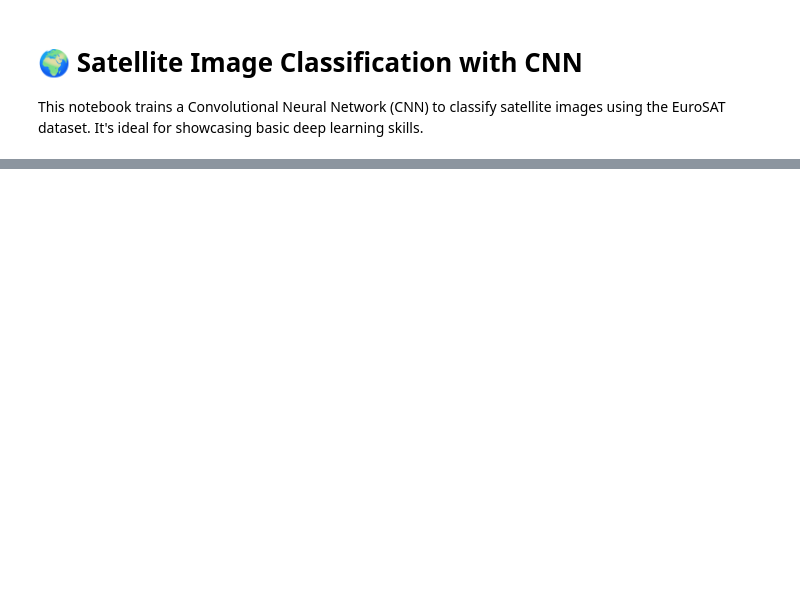
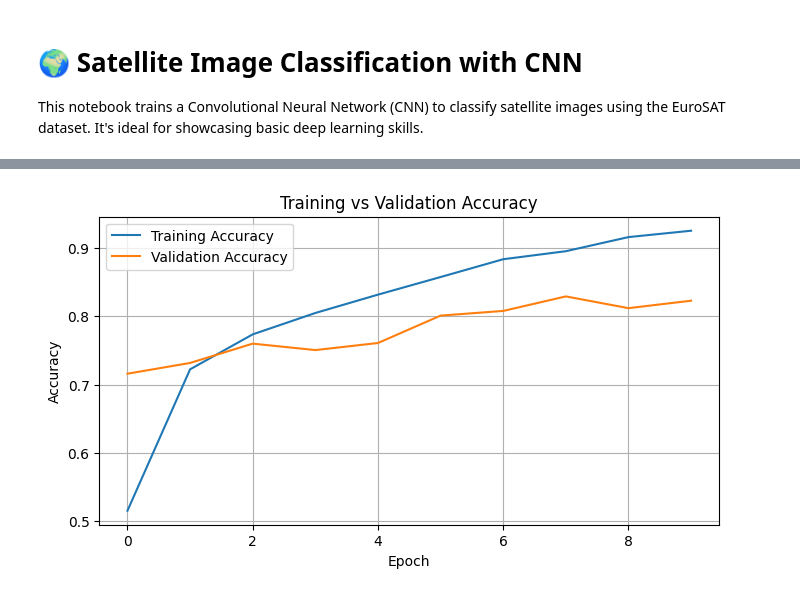
Before and after one commit to joaovictorwg/DeepLearning-projects, a Jupyter notebook: satellite_image_classification.ipynb, the cells around one changed output, grey strips where cells are left out. Cells and saved outputs as stored; diff of their text form; code cells hidden in the pictures; blank space fills up the shorter version.

```diff
--- a/satellite_image_classification.ipynb
+++ b/satellite_image_classification.ipynb
@@ -97,0 +4,97 @@ plt.show()
+# %%
+# Import libraries
+import tensorflow as tf
+from tensorflow.keras.preprocessing.image import ImageDataGenerator
+from tensorflow.keras import layers, models, Input
+import matplotlib.pyplot as plt
+from sklearn.metrics import classification_report, confusion_matrix
+import numpy as np
+
+# Set parameters
+data_path = './data/2750'
+img_size = (64, 64)
+batch_size = 32
+epochs = 10
+
+# Prepare the data using ImageDataGenerator
+datagen = ImageDataGenerator(rescale=1./255, validation_split=0.2)
+
+train_generator = datagen.flow_from_directory(
+    data_path,
+    target_size=img_size,
+    batch_size=batch_size,
+    class_mode='categorical',
+    subset='training',
+    shuffle=True,
+    seed=42
+)
+
+val_generator = datagen.flow_from_directory(
+    data_path,
+    target_size=img_size,
+    batch_size=batch_size,
+    class_mode='categorical',
+    subset='validation',
+    shuffle=False
+)
+
+# Build the CNN model
+model = models.Sequential([
+    Input(shape=(64, 64, 3)),
+    layers.Conv2D(32, (3, 3), activation='relu'),
+    layers.MaxPooling2D((2, 2)),
+    layers.Conv2D(64, (3, 3), activation='relu'),
+    layers.MaxPooling2D((2, 2)),
+    layers.Flatten(),
+    layers.Dense(128, activation='relu'),
+    layers.Dense(train_generator.num_classes, activation='softmax')  # Dynamic output layer
+])
+
+# Compile the model
+model.compile(optimizer='adam',
+              loss='categorical_crossentropy',
+              metrics=['accuracy'])
+
+# Train the model
+history = model.fit(
+    train_generator,
+    validation_data=val_generator,
+    epochs=epochs
+)
+
+# Plot accuracy
+plt.figure(figsize=(8, 4))
+plt.plot(history.history['accuracy'], label='Training Accuracy')
+plt.plot(history.history['val_accuracy'], label='Validation Accuracy')
+plt.xlabel('Epoch')
+plt.ylabel('Accuracy')
+plt.title('Training vs Validation Accuracy')
+plt.legend()
+plt.grid(True)
+plt.show()
+
+# Plot loss
+plt.figure(figsize=(8, 4))
+plt.plot(history.history['loss'], label='Training Loss')
+plt.plot(history.history['val_loss'], label='Validation Loss')
+plt.xlabel('Epoch')
+plt.ylabel('Loss')
+plt.title('Training vs Validation Loss')
+plt.legend()
+plt.grid(True)
+plt.show()
+
+# Evaluate the model and print classification report
+val_generator.reset()
+preds = model.predict(val_generator, verbose=1)
+y_pred = np.argmax(preds, axis=1)
+y_true = val_generator.classes
+
+# Print classification report
+print("Classification Report:")
+print(classification_report(y_true, y_pred, target_names=list(val_generator.class_indices.keys())))
+
+# Print confusion matrix
+print("Confusion Matrix:")
+print(confusion_matrix(y_true, y_pred))
+# %% [output]
@@ -97,0 +118 @@ plt.show()
+[figure, added]
```
Also changed, not shown: parts of 6 cells of this notebook.
